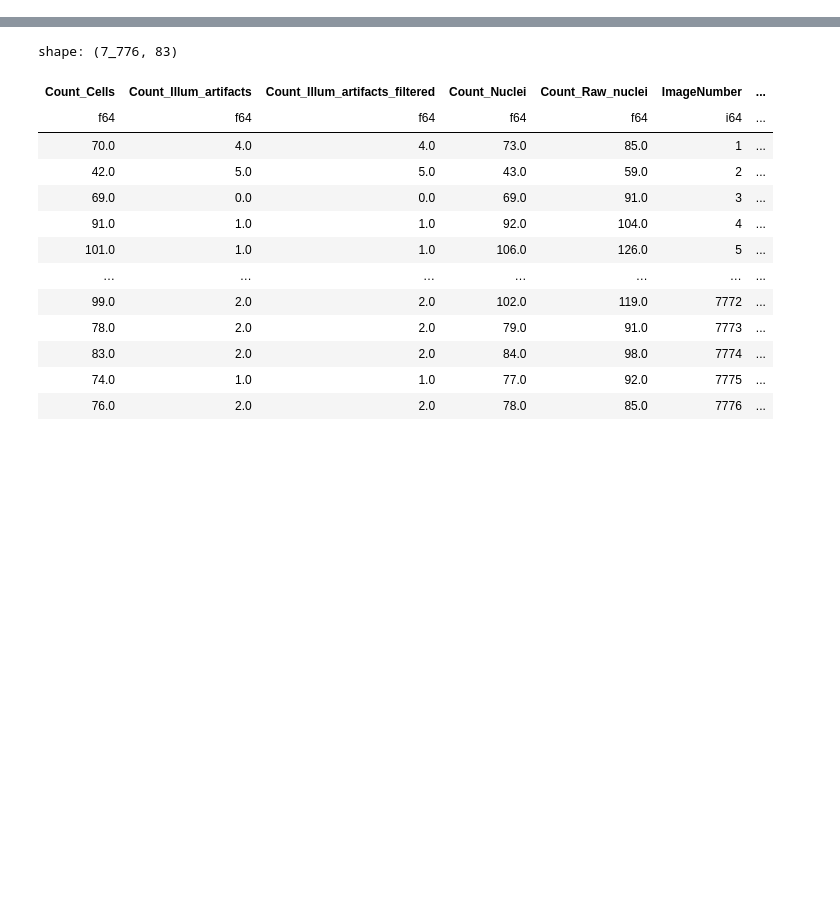
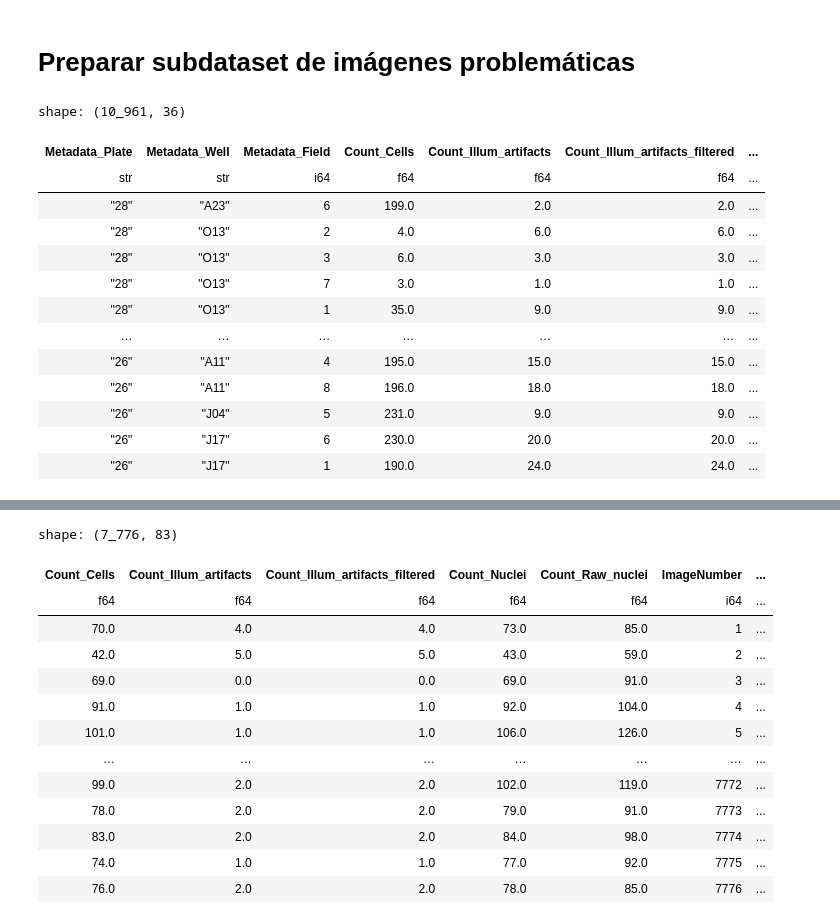
Before and after one commit to As337N/Cellprofiler_production_MAINCE, a Jupyter notebook: CellProfiler_pipeline/Code/tests.ipynb, the cells around one changed output, grey strips where cells are left out. Cells and saved outputs as stored; diff of their text form; code cells hidden in the pictures; blank space fills up the shorter version.

```diff
--- a/CellProfiler_pipeline/Code/tests.ipynb
+++ b/CellProfiler_pipeline/Code/tests.ipynb
@@ -2,0 +26,25 @@ import polars as pl
+# %% [markdown]
+# Preparar subdataset de imágenes problemáticas
+# %%
+flag_path = "/mnt/czolab-storage-01/acruzcar/Data_benchmarks_output/JUMP_MoA/V01/QC/Collages/JUMP_MoA_flagged_sites.parquet"
+complete_df = "/mnt/czolab-storage-01/acruzcar/CellPainting_proyects/QC-protocol_validation/CPA-flagger/config/sites.csv"
+df = pl.read_parquet(flag_path)
+df
+df_complete = pl.read_csv(complete_df)
+# %%
+df
+# %% [output]
+shape: (10_961, 36)
+| Metadata_Plate | Metadata_Well | Metadata_Field | Count_Cells | Count_Illum_artifacts | Count_Illum_artifacts_filtered | ... |
+| str | str | i64 | f64 | f64 | f64 | ... |
+| "28" | "A23" | 6 | 199.0 | 2.0 | 2.0 | ... |
+| "28" | "O13" | 2 | 4.0 | 6.0 | 6.0 | ... |
+| "28" | "O13" | 3 | 6.0 | 3.0 | 3.0 | ... |
+| "28" | "O13" | 7 | 3.0 | 1.0 | 1.0 | ... |
+| "28" | "O13" | 1 | 35.0 | 9.0 | 9.0 | ... |
+| … | … | … | … | … | … | ... |
+| "26" | "A11" | 4 | 195.0 | 15.0 | 15.0 | ... |
+| "26" | "A11" | 8 | 196.0 | 18.0 | 18.0 | ... |
+| "26" | "J04" | 5 | 231.0 | 9.0 | 9.0 | ... |
+| "26" | "J17" | 6 | 230.0 | 20.0 | 20.0 | ... |
+| "26" | "J17" | 1 | 190.0 | 24.0 | 24.0 | ... |
```
Also changed, not shown: parts of 20 cells of this notebook, 20 other files.
